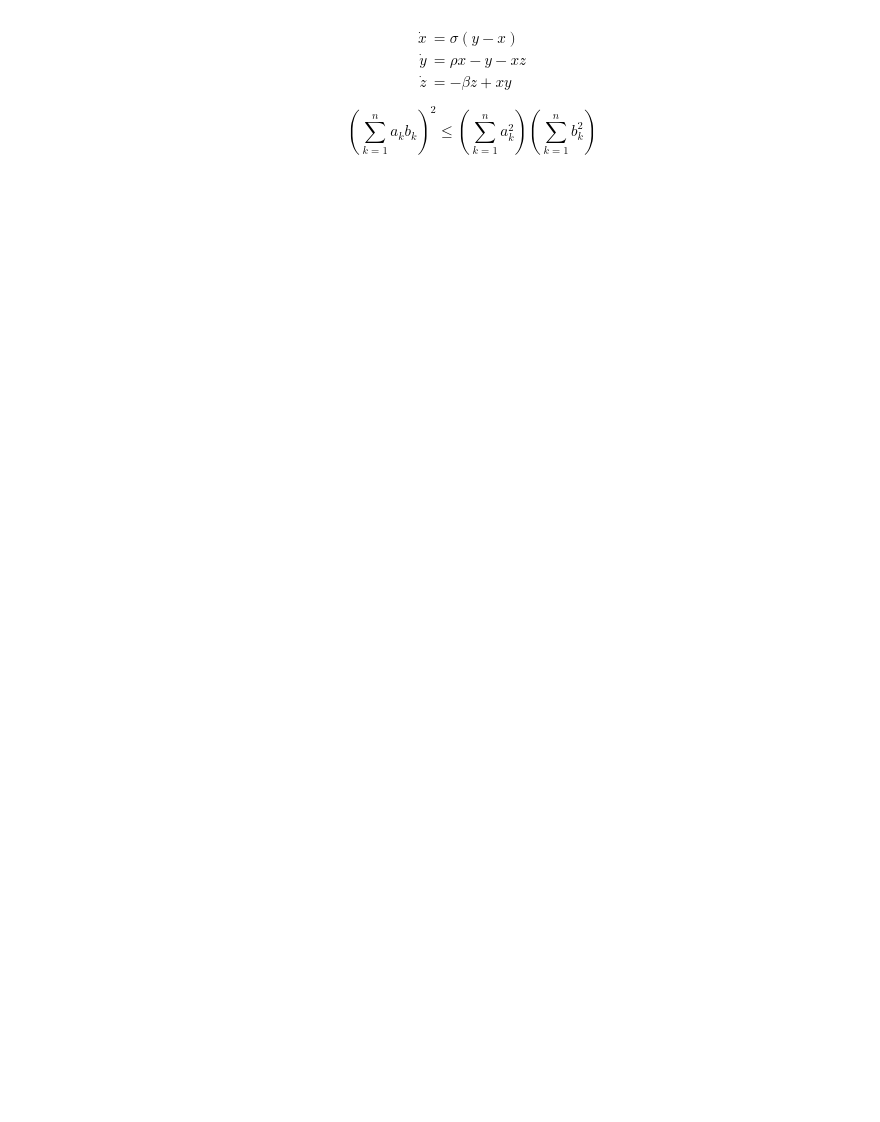
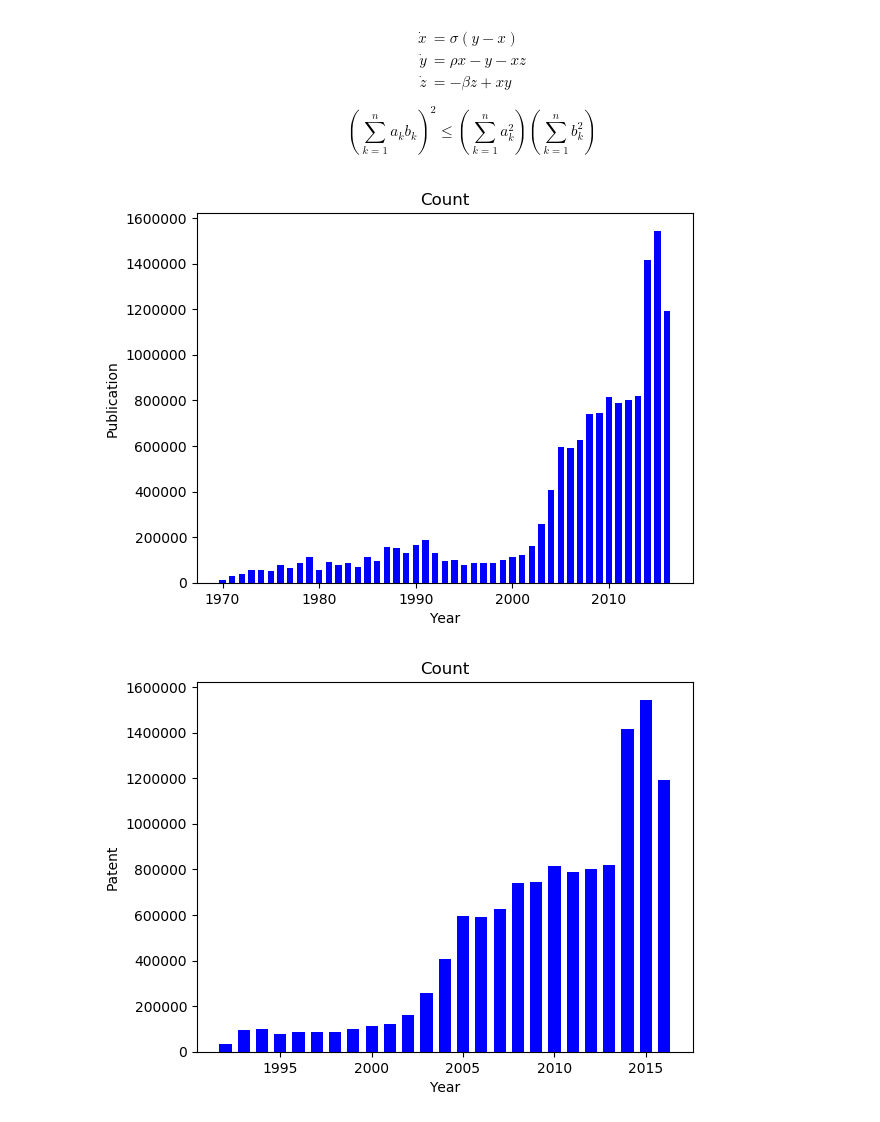
Before and after one commit to jesnyder/CellLines, a Jupyter notebook: EthnicRepresentation.ipynb, the cells around one changed output. Cells and saved outputs as stored; diff of their text form; code cells hidden in the pictures; blank space fills up the shorter version.

```diff
--- a/EthnicRepresentation.ipynb
+++ b/EthnicRepresentation.ipynb
@@ -53,3 +75,22 @@ print(df)
 \begin{equation*}
 \left( \sum_{k=1}^n a_k b_k \right)^2 \leq \left( \sum_{k=1}^n a_k^2 \right) \left( \sum_{k=1}^n b_k^2 \right)
 \end{equation*}
+# %%
+import matplotlib.pyplot as plt
+import plotly.plotly as py
+
+def countbarchart(x,y,a):
+    width = 1/1.5
+    plt.bar(x, y, width, color="blue")
+    fig = plt.gcf()
+    plt.xlabel('Year')
+    plt.ylabel(a)
+    plt.title('Count')
+    plt.legend()
+    plt.show()
+
+countbarchart(Pub[:,3],Pub[:,4],'Publication')
+countbarchart(Pat[:,3],Pat[:,4],'Patent')
+# %% [output]
+[figure, added]
+[figure, added]
```
Also changed, not shown: parts of 4 cells of this notebook.
